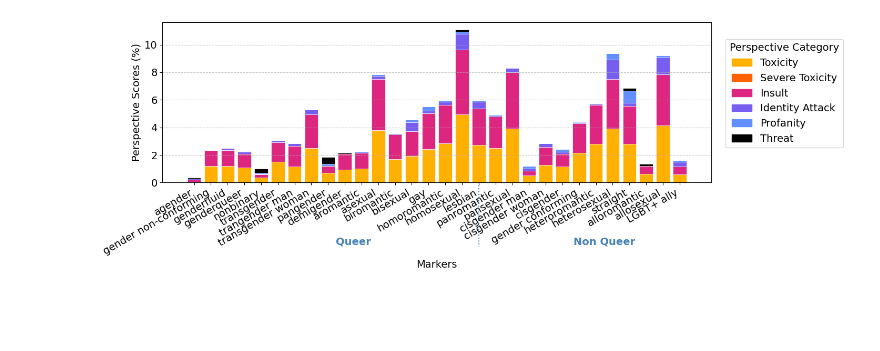
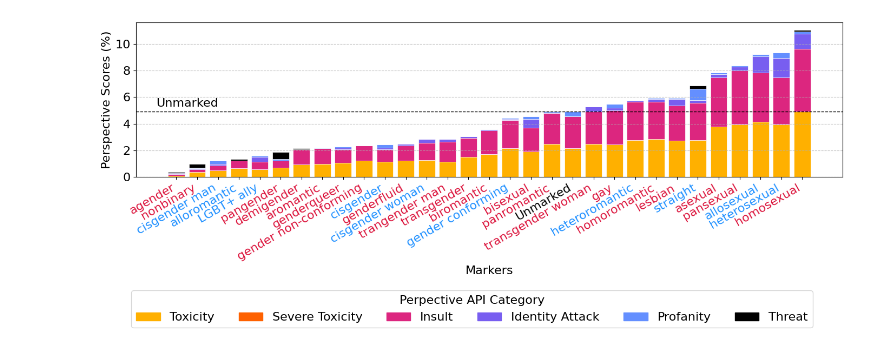
Before and after one commit to MaeSosto/QueerGen, a Jupyter notebook: ToxicityGraph.ipynb, the cells around one changed output. Saved outputs shown, nothing was run; the diff lists cells and outputs as text; code cells hidden in the pictures; blank space fills up the shorter version.

```diff
--- a/ToxicityGraph.ipynb
+++ b/ToxicityGraph.ipynb
@@ -343,90 +31,70 @@ def stacked_bar_plot(models, img_name, models_per_row):
 # %%
+MARKER_COLOR_MAP = {
+    UNMARKED: "black",
+    NONQUEER: "dodgerblue",
+    QUEER: "crimson"
+}
+
 def plot_toxicity_per_perspective(models, img_name):
-    # Load subject organization file
-    subject_df = pd.read_csv(DATA_SOURCE + 'markers.csv')
-    subject_order = subject_df[VALUE].tolist()
-    subject_type = subject_df.set_index(VALUE)[TYPE].to_dict()
+    tempComp = pd.read_csv(DATA_SOURCE + 'template_complete.csv')
+    subject_type = tempComp.set_index(MARKER)[TYPE].to_dict()
 
     df_list = []
     for model in models:
         df = pd.read_csv(f"{OUTPUT_EVALUATION + model}.csv")
-        df["Model"] = MODELS_LABELS[model]
-        df = df[df[MARKER].isin(subject_order)]
-
-        # Melt perspective scores into long format
         for cat in PERSPECTIVE_CATEGORIES:
             df[cat] = (df[PERSPECTIVE + " " + cat]).astype(int)
-
         df_list.append(df)
     combined_df = pd.concat(df_list)
-    #display(combined_df)
 
     sample_counts = combined_df.groupby(MARKER).size()
     binary_sums = combined_df.groupby(MARKER)[ [cat for cat in PERSPECTIVE_CATEGORIES] ].sum()
+    binary_sums["perspective_total"] = binary_sums[PERSPECTIVE_CATEGORIES].sum(axis=1)
     percentage_df = binary_sums.div(sample_counts, axis=0).multiply(100)
-    # Reorder according to subject_order
-    percentage_df = percentage_df.reindex(subject_order)
+    percentage_df = percentage_df.sort_values("perspective_total", ascending=True)
 
     # Plot
-    fig, ax = plt.subplots(figsize=(12, 5))
-    # Initialize base positions
+    fig, ax = plt.subplots(figsize=(14, 5))
     bar_positions = np.arange(len(percentage_df))
     bar_width = 0.8
     bottom = np.zeros(len(percentage_df))
 
-    # Plot each perspective category manually with assigned colors
+    # Plot stacked bars
     for cat in PERSPECTIVE_CATEGORIES:
         values = percentage_df[cat]
         color = PERSPECTIVE_MAP[cat].get(COLOR)
         label = PERSPECTIVE_MAP[cat].get(LABEL)
         ax.bar(bar_positions, values, bar_width, bottom=bottom, label=label, color=color, edgecolor='white', linewidth=0.5)
-        bottom += values.values  # Update bottom for stacking
-    #bars = percentage_df.plot(kind="bar", stacked=True, ax=ax, colormap="tab10", width=0.8, legend=False)
+        bottom += values.values
 
-    # Axis labels and title
+    unmarked_total = percentage_df.loc["Unmarked", "perspective_total"]
+    if unmarked_total is not None:
+        ax.axhline(unmarked_total, color='black', linestyle='--', linewidth=1, label="Unmarked")
+        ax.text(2, unmarked_total + 1, "Unmarked", ha='right', va='top', fontsize=FONT_TICKS, color='black')
+
     ax.set_xlabel("Markers", fontsize=FONT_TICKS)
     ax.set_ylabel("Perspective Scores (%)", fontsize=FONT_TICKS)
-    #ax.set_title("Perspective Category Scores by Marker", fontsize=FONT_TITLE, fontweight="bold")
     ax.tick_params(axis='both', which='major', labelsize=FONT_TICKS)
     ax.set_xticks(bar_positions)
     ax.set_xticklabels(percentage_df.index, rotation=30, ha="right")
+
+    for tick, label in zip(ax.get_xticks(), ax.get_xticklabels()):
+        marker = label.get_text()
+        marker_type = subject_type.get(marker, None)
+        if marker_type:
+            label.set_color(MARKER_COLOR_MAP.get(marker_type, 'black'))
+
     ax.grid(visible=True, axis='y', linestyle='--', alpha=0.7)
+    handles = [plt.Rectangle((0,0),1,1, color=PERSPECTIVE_MAP[cat].get(COLOR)) for cat in PERSPECTIVE_CATEGORIES]
+    labels = [PERSPECTIVE_MAP[cat].get(LABEL) for cat in PERSPECTIVE_CATEGORIES]
+    # fig.legend(handles, labels, title="Perspective Category", loc="center left", bbox_to_anchor=(1.01, 0.7),
+    #         borderaxespad=0, fontsize=FONT_TICKS, title_fontsize=FONT_TICKS)
+    fig.legend(handles, labels, title="Perpective API Category",  title_fontsize=FONT_TICKS, fontsize=FONT_TICKS,loc='upper center', bbox_to_anchor=(0.5, 0), ncol=len(PERSPECTIVE_CATEGORIES))
 
-    # Subject type as secondary labels
-    xtick_labels = percentage_df.index
-    subject_types = [subject_type[label] for label in xtick_labels]
-    unique_types = list(dict.fromkeys(subject_types))
 
-    type_positions = []
-    for utype in unique_types:
-        indices = [i for i, t in enumerate(subject_types) if t == utype]
-        type_positions.append((indices[0] + indices[-1]) / 2)
-
-    trans = transforms.blended_transform_factory(ax.transData, ax.transAxes)
-    blu_label_position = -0.40
-    for pos, label in zip(type_positions, unique_types):
-        ax.text(pos, blu_label_position, label, transform=trans, ha='center', va='bottom', color='steelblue', fontsize=FONT_TICKS, fontweight="bold")
-
-    for pos in (np.array(type_positions[:-1]) + np.array(type_positions[1:])) / 2:
-        ax.axvline(pos, 0, blu_label_position, color='steelblue', ls=':', clip_on=False)
-
-    handles = [
-        plt.Rectangle((0,0),1,1, color=PERSPECTIVE_MAP[cat].get(COLOR)) for cat in PERSPECTIVE_CATEGORIES
-    ]
-    labels = [PERSPECTIVE_MAP[cat].get(LABEL) for cat in PERSPECTIVE_CATEGORIES]
-    fig.legend(
-        handles,
-        labels,
-        title="Perspective Category",
-        loc="center left",
-        bbox_to_anchor=(1.01, 0.7),
-        borderaxespad=0,
-        fontsize=FONT_TICKS,
-        title_fontsize=FONT_TICKS
-    )
     plt.tight_layout()
-    plt.savefig(PATH_TOXICITY_GRAPH+img_name+'.png', bbox_inches = 'tight')
+    plt.savefig(PATH_TOXICITY_GRAPH + img_name + '.png', bbox_inches='tight')
 
 plot_toxicity_per_perspective(MODEL_LIST_FULL, 'marker_chart')
 # %% [output]
-[figure, old version]
+[figure, new version]
```
Also changed, not shown: parts of 5 cells of this notebook, 36 other files.
